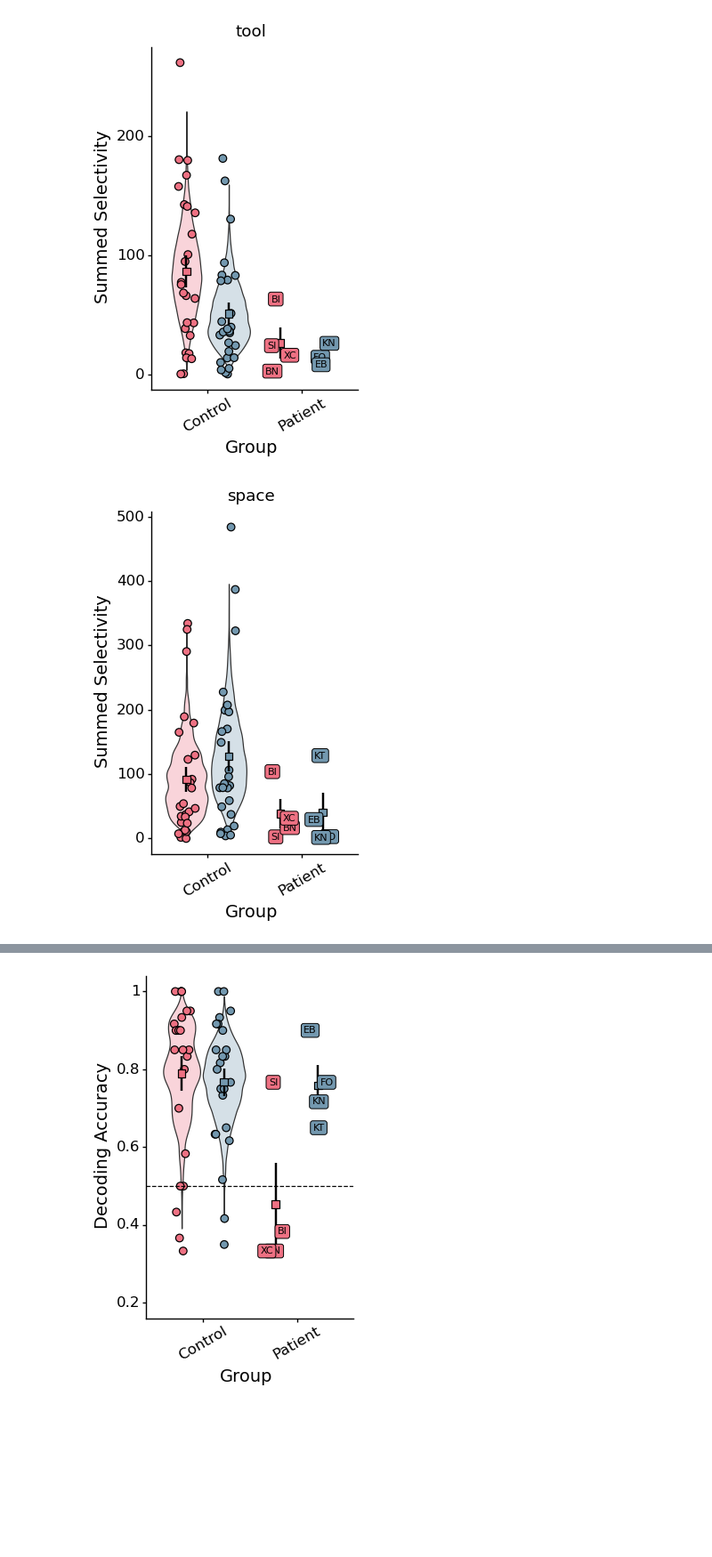
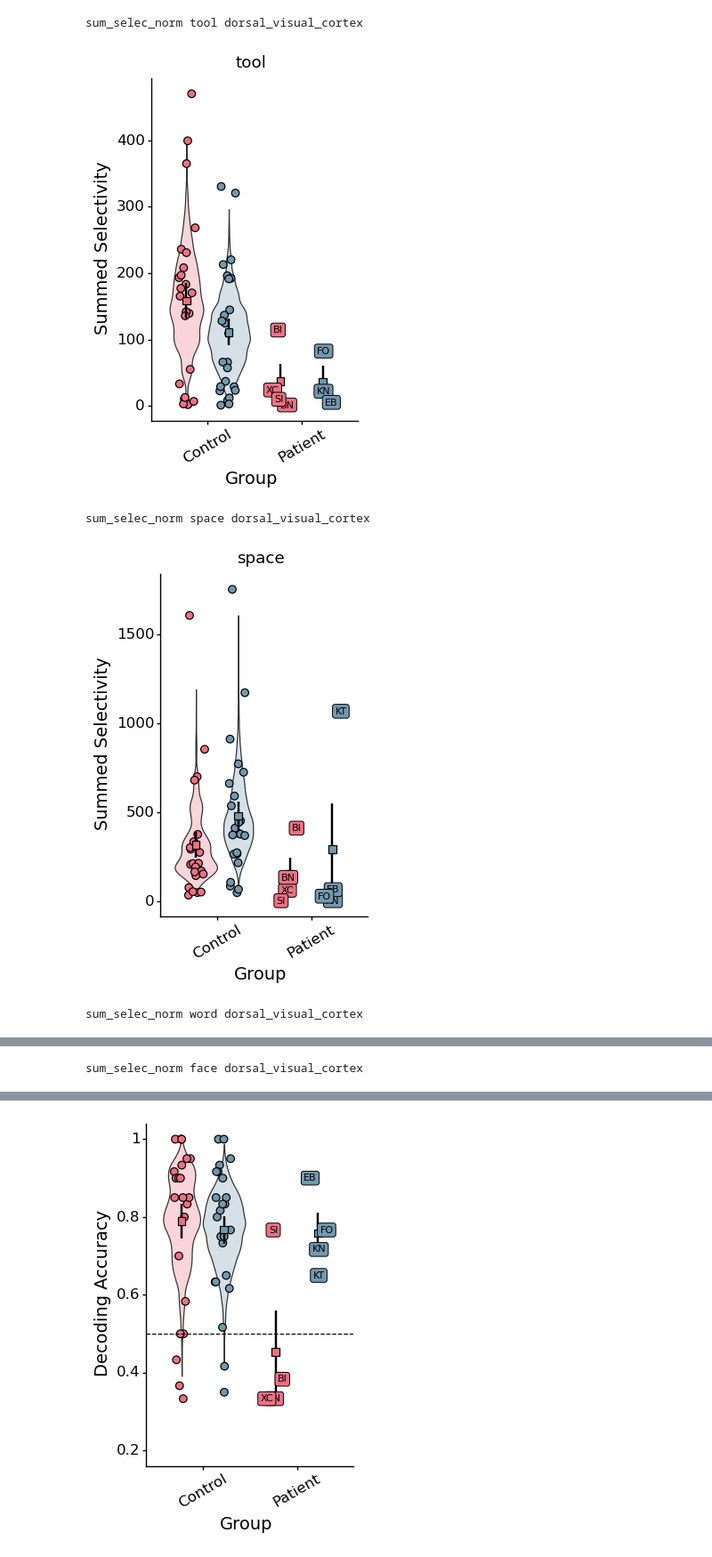
Before and after one commit to vayzenb/hemispace, a Jupyter notebook: analyses/create_figs.ipynb, the cells around one changed output, grey strips where cells are left out. Shown at 89% size. Cells and saved outputs as stored; diff of their text form; code cells hidden in the pictures; blank space fills up the shorter version.

```diff
--- a/analyses/create_figs.ipynb
+++ b/analyses/create_figs.ipynb
@@ -88,11 +88,13 @@ analyses = ['sum_selec_norm', 'mean_act','volume']
 analysis_names = ['Summed Selectivity', 'Mean Activation', 'Active Volume mm\u00b3']
 analyses = ['sum_selec_norm']
 
-conds = ['word', 'face','tool','space']
+conds = ['word', 'face','tool','space','word', 'face','tool','space','word', 'face','tool','space']
 
 #rois = ['dorsal_visual_cortex','dorsal_visual_cortex','ventral_visual_cortex','ventral_visual_cortex']
-rois = ['ventral_visual_cortex','ventral_visual_cortex','dorsal_visual_cortex','dorsal_visual_cortex']
-rois = ['dorsal_visual_cortex','dorsal_visual_cortex','ventral_visual_cortex','ventral_visual_cortex']
+rois = ['ventral_visual_cortex','ventral_visual_cortex','dorsal_visual_cortex','dorsal_visual_cortex',
+        'dorsal_visual_cortex','dorsal_visual_cortex','ventral_visual_cortex','ventral_visual_cortex',
+        'hemi','hemi','hemi','hemi' ]
+
 
 for analysis, analysis_name in zip(analyses,analysis_names):
 
@@ -125,6 +127,8 @@ for analysis, analysis_name in zip(analyses,analysis_names):
     act_resamples_long['group'] = 'Control'
 
     for cond, roi in zip(conds, rois):
+        print(analysis, cond, roi)
+
         resample_data = act_resamples_long[(act_resamples_long['cond']==cond) & (act_resamples_long['roi']==roi)]
         curr_summary = data_summary[(data_summary['cond']==cond) & (data_summary['roi']==roi)]
         curr_summary['group'] = curr_summary['group'].str.capitalize()
@@ -142,2 +148,5 @@ for analysis, analysis_name in zip(analyses,analysis_names):
+sum_selec_norm tool dorsal_visual_cortex
-[figure, old version]
+[figure, new version]
+sum_selec_norm space dorsal_visual_cortex
-[figure, old version]
+[figure, new version]
+sum_selec_norm word dorsal_visual_cortex
@@ -143,0 +154 @@ for analysis, analysis_name in zip(analyses,analysis_names):
+sum_selec_norm face dorsal_visual_cortex
```
Also changed, not shown: parts of 3 cells of this notebook, 22 other files.
